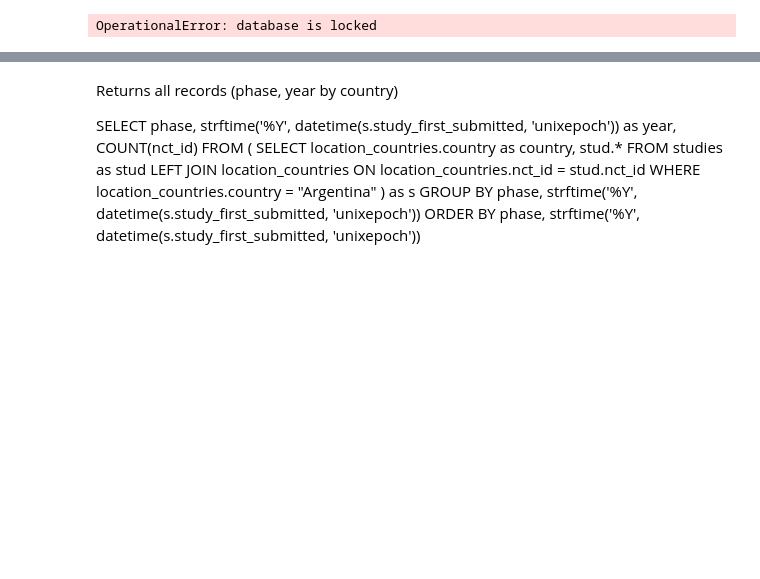
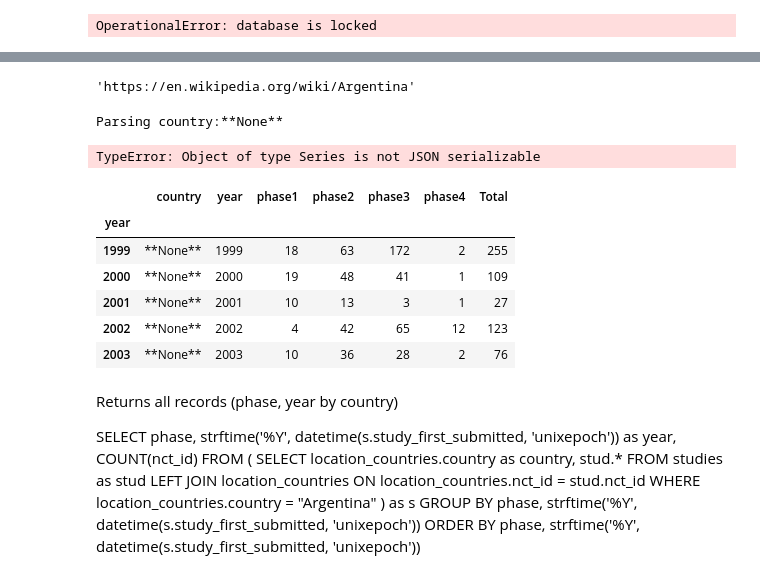
Before and after one commit to vaal12/FDA-clinical-studies-review, a Jupyter notebook: Preparation of JSONs (coutries) from SQL.ipynb, the cells around one changed output, grey strips where cells are left out. Cells and saved outputs as stored; diff of their text form; code cells hidden in the pictures; blank space fills up the shorter version.

```diff
--- a/Preparation of JSONs (coutries) from SQL.ipynb
+++ b/Preparation of JSONs (coutries) from SQL.ipynb
@@ -113,3 +134,37 @@ df_studies_phases_by_year.head()
+# %%
+country_codesDF.loc[country_codesDF.full_country_name == "Argentina", "wiki_link"].values[0]
+# %% [output]
+'https://en.wikipedia.org/wiki/Argentina'
+# %%
+import json
+BASE_DIR_FOR_FILES = "c:\\Dev\\05. Jupyter\\2. FDA countries clean\\"
+for curr_country in df_countries_list.country:
+    print("Parsing country:{}".format(curr_country))
+    df_studies_phases_by_year2 = pd.DataFrame(df_studies_phases_by_year.loc[df_studies_phases_by_year.country==curr_country])
+    df_studies_phases_by_year2.index = df_studies_phases_by_year2.year
+    df_studies_phases_by_year2 = df_studies_phases_by_year2.drop(columns=["country", "year"])
+    curr_country_dict = {}
+    curr_country_dict["trials_by_year_and_phase"] = df_studies_phases_by_year2.to_dict(orient="index")
+    curr_country_dict["full_country_name"] = country_codesDF.loc[country_codesDF.full_country_name == "Argentina", "full_country_name"]..values[0]
+    curr_country_dict["flag_link"] = country_codesDF.loc[country_codesDF.full_country_name == "Argentina", "flag"].values[0]
+    curr_country_dict["wiki_link"] = country_codesDF.loc[country_codesDF.full_country_name == "Argentina", "wiki_link"].values[0]
+
+
+    curr_country_fn = curr_country.replace("*", "_")
+    json.dump(curr_country_dict, open(BASE_DIR_FOR_FILES+curr_country_fn+".json", "w"))
+# %% [output]
+Parsing country:**None**
+TypeError: Object of type Series is not JSON serializable
+# %%
+df_studies_phases_by_year.head()
+# %% [output]
+|  | country | year | phase1 | phase2 | phase3 | phase4 | Total |
+| year |  |  |  |  |  |  |  |
+| 1999 | **None** | 1999 | 18 | 63 | 172 | 2 | 255 |
+| 2000 | **None** | 2000 | 19 | 48 | 41 | 1 | 109 |
+| 2001 | **None** | 2001 | 10 | 13 | 3 | 1 | 27 |
+| 2002 | **None** | 2002 | 4 | 42 | 65 | 12 | 123 |
+| 2003 | **None** | 2003 | 10 | 36 | 28 | 2 | 76 |
 # %%
 df_studies_phases_by_year.index = df_studies_phases_by_year.month
 print(df_studies_phases_by_year.to_dict(orient="index"))
```
Also changed, not shown: parts of 3 cells of this notebook.
